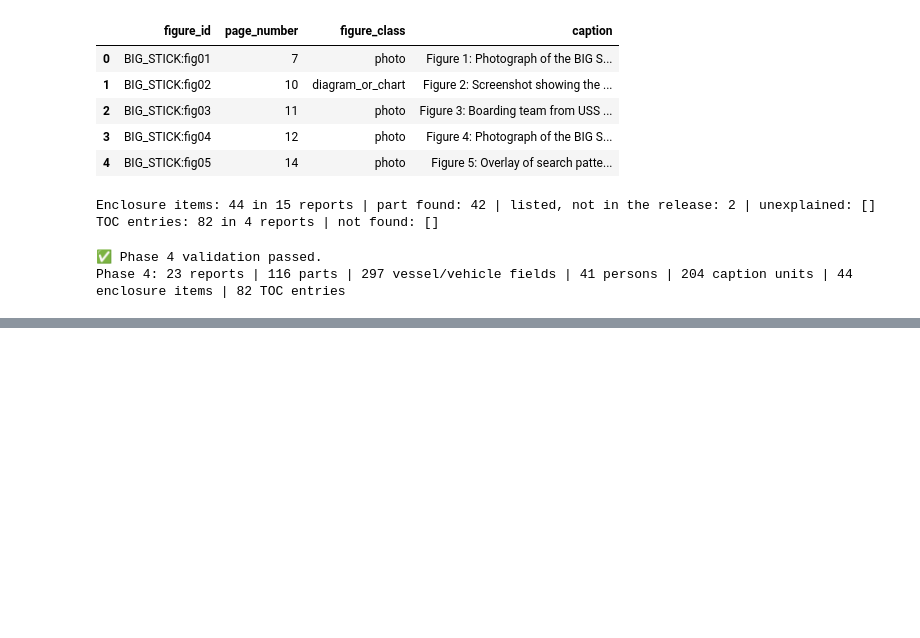
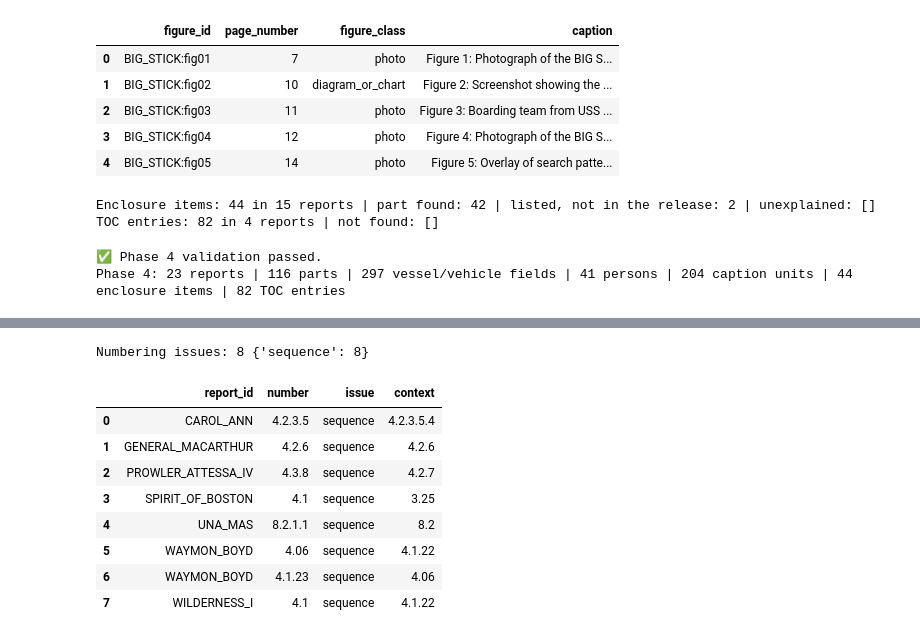
Before and after one commit to mahmoudsameh00/nilegate-ports-ai, a Jupyter notebook: Notebooks/USCG_ROI_chunking.ipynb, the cells around one changed output, grey strips where cells are left out. Drawn from its saved outputs; the diff is of its cells as text; code cells hidden in the pictures; blank space fills up the shorter version.

```diff
--- a/Notebooks/USCG_ROI_chunking.ipynb
+++ b/Notebooks/USCG_ROI_chunking.ipynb
@@ -2457,0 +3015,38 @@ Phase 4: 23 reports | 116 parts | 297 vessel/vehicle fields | 41 persons | 204 c
+# %%
+# =========================================================
+# 7.2 Numbering continuity (reviewed exceptions)
+# =========================================================
+def next_numbers(open_nums: list[str]) -> set[str]:
+    """Numbers allowed after the open chain: the first child of the last one, or the next sibling at any level."""
+    if not open_nums:
+        return set()
+    last = open_nums[-1].split(".")
+    ok = {".".join(last + ["1"])}
+    for k in range(1, len(last) + 1):
+        head = last[:k]
+        ok.add(".".join(head[:-1] + [str(int(head[-1]) + 1)]))
+    return ok
+
+
+numbering_issues = []
+for (rid, part, sec), g in paragraphs_df[paragraphs_df["kind"] == "numbered"].groupby(
+        ["report_id", "part", "section"], sort=False, dropna=False):
+    chain = []
+    for p in g.itertuples():
+        if chain and p.number not in next_numbers(chain):
+            numbering_issues.append((rid, p.number, "sequence", chain[-1]))
+        chain = [p.number]
+numbering_issues_df = pd.DataFrame(numbering_issues, columns=["report_id", "number", "issue", "context"])
+print("Numbering issues:", len(numbering_issues_df), numbering_issues_df["issue"].value_counts().to_dict())
+display(numbering_issues_df.head(40))
+# %% [output]
+Numbering issues: 8 {'sequence': 8}
+|  | report_id | number | issue | context |
+| 0 | CAROL_ANN | 4.2.3.5 | sequence | 4.2.3.5.4 |
+| 1 | GENERAL_MACARTHUR | 4.2.6 | sequence | 4.2.6 |
+| 2 | PROWLER_ATTESSA_IV | 4.3.8 | sequence | 4.2.7 |
+| 3 | SPIRIT_OF_BOSTON | 4.1 | sequence | 3.25 |
+| 4 | UNA_MAS | 8.2.1.1 | sequence | 8.2 |
+| 5 | WAYMON_BOYD | 4.06 | sequence | 4.1.22 |
+| 6 | WAYMON_BOYD | 4.1.23 | sequence | 4.06 |
+| 7 | WILDERNESS_I | 4.1 | sequence | 4.1.22 |
```
Also changed, not shown: parts of 42 cells of this notebook, 8 other files.
